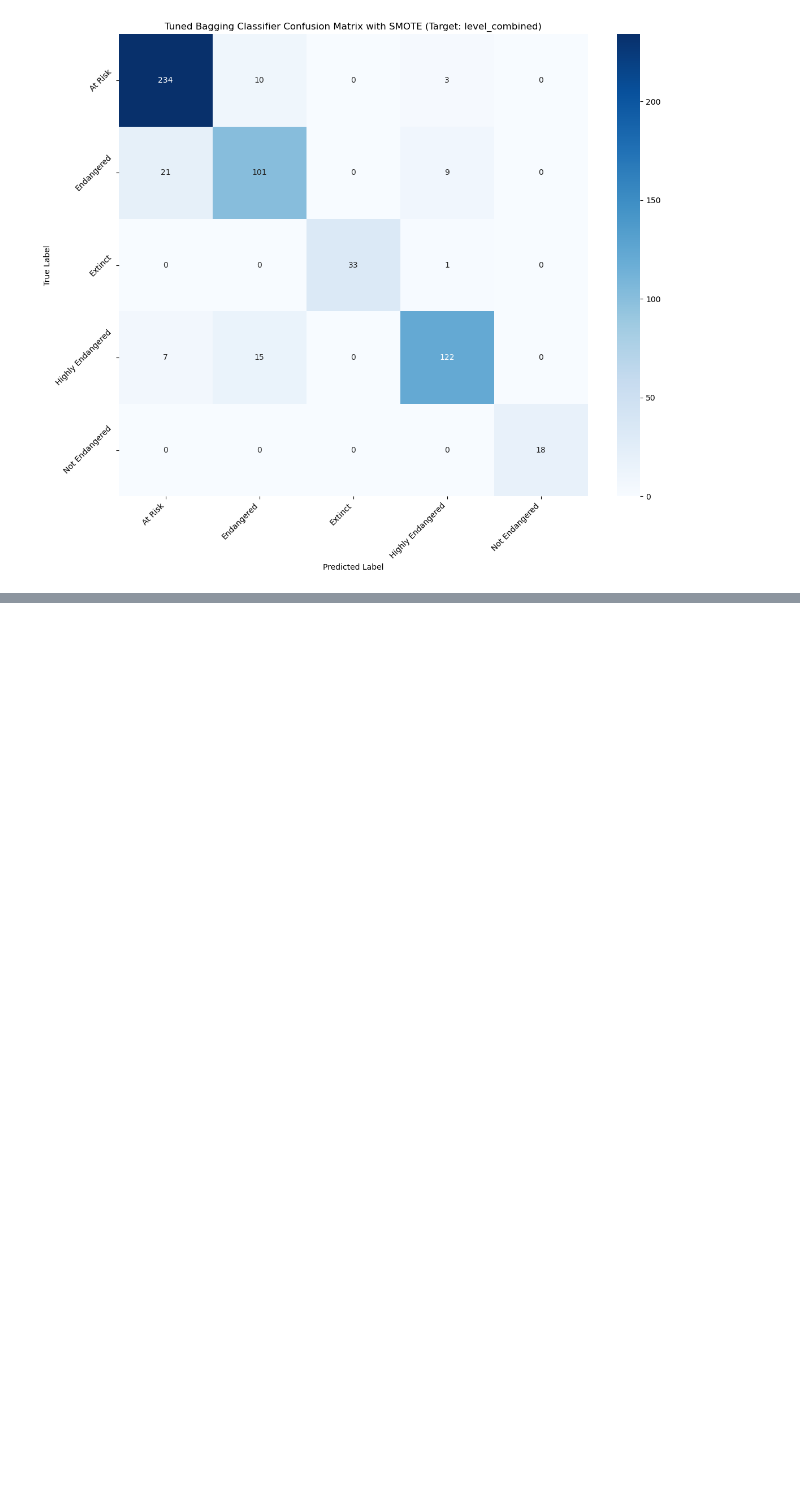
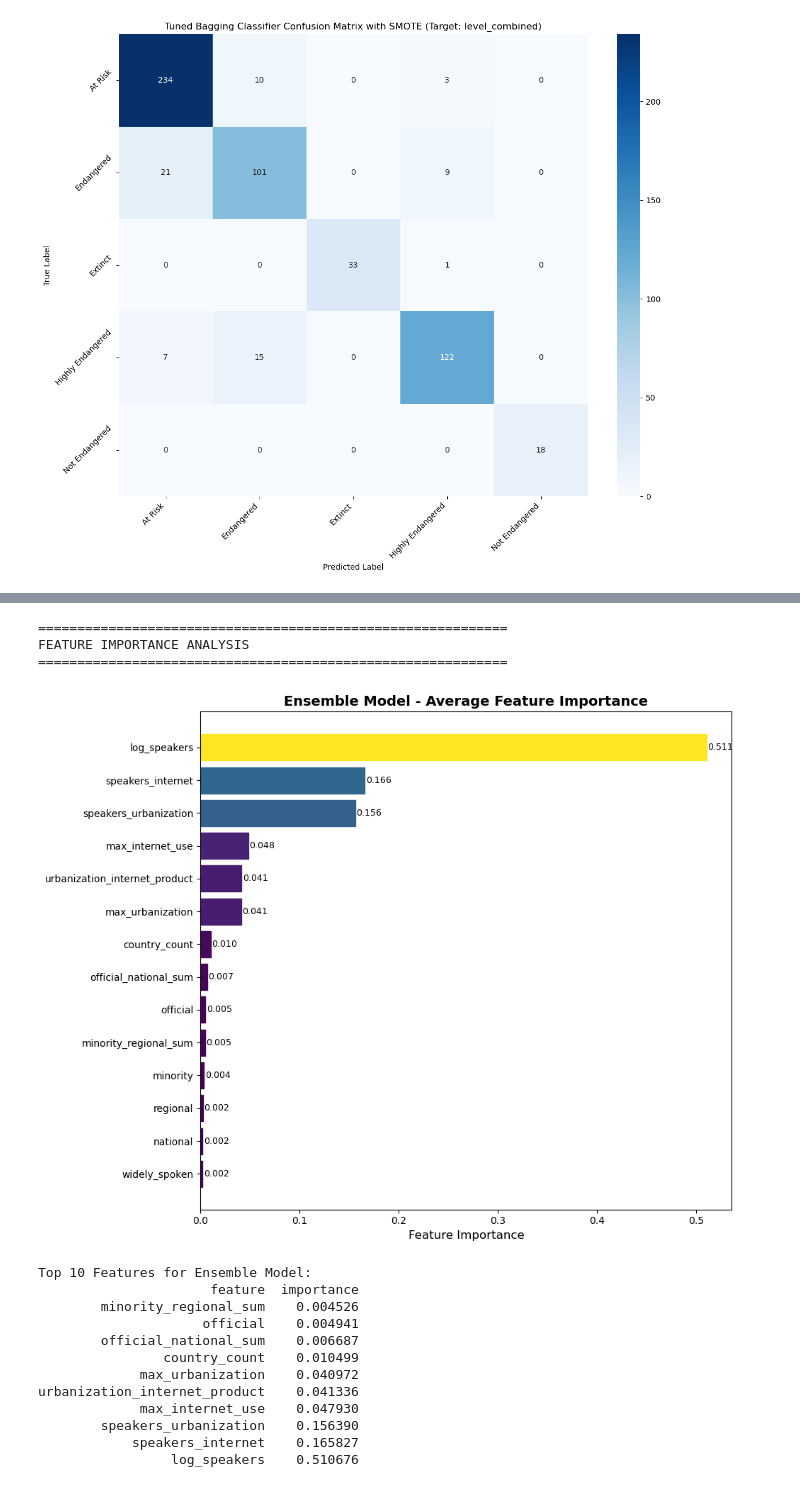
Before and after one commit to helinyilmaz/Language-Endangerment-Prediction, a Jupyter notebook: ensamble.ipynb, the cells around one changed output, grey strips where cells are left out. Drawn from its saved outputs; the diff is of its cells as text; code cells hidden in the pictures; blank space fills up the shorter version.

Commit message:
add ensamble feature importance analysis

```diff
--- a/ensamble.ipynb
+++ b/ensamble.ipynb
@@ -701,0 +828,22 @@ Tuned Bagging Classifier Test Classification Report (Target: level_combined):
+# %%
+plot_feature_importance(tuned_ensemble_model, features, X_test, y_test)
+
+# Feature correlation analysis:
+analyze_feature_correlations(df_modified, features)
+# %% [output]
+============================================================
+FEATURE IMPORTANCE ANALYSIS
+============================================================
+[figure, added]
+Top 10 Features for Ensemble Model:
+                      feature  importance
+        minority_regional_sum    0.004526
+                     official    0.004941
+        official_national_sum    0.006687
+                country_count    0.010499
+             max_urbanization    0.040972
+urbanization_internet_product    0.041336
+             max_internet_use    0.047930
+        speakers_urbanization    0.156390
+            speakers_internet    0.165827
+                 log_speakers    0.510676
```
Also changed, not shown: parts of 3 cells of this notebook.
